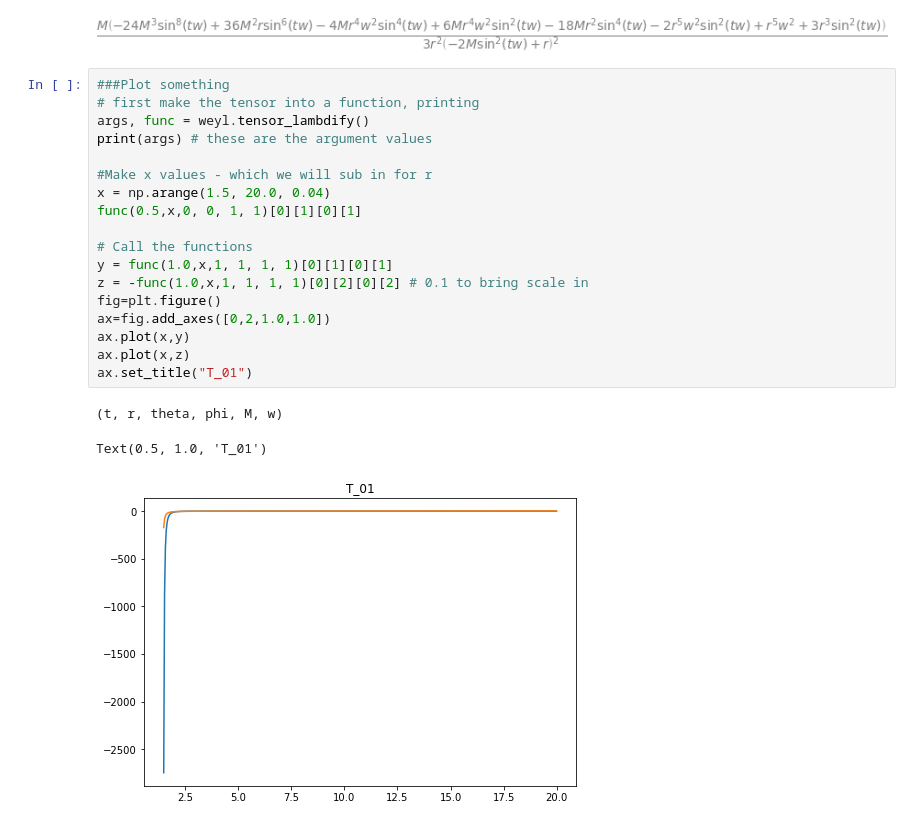
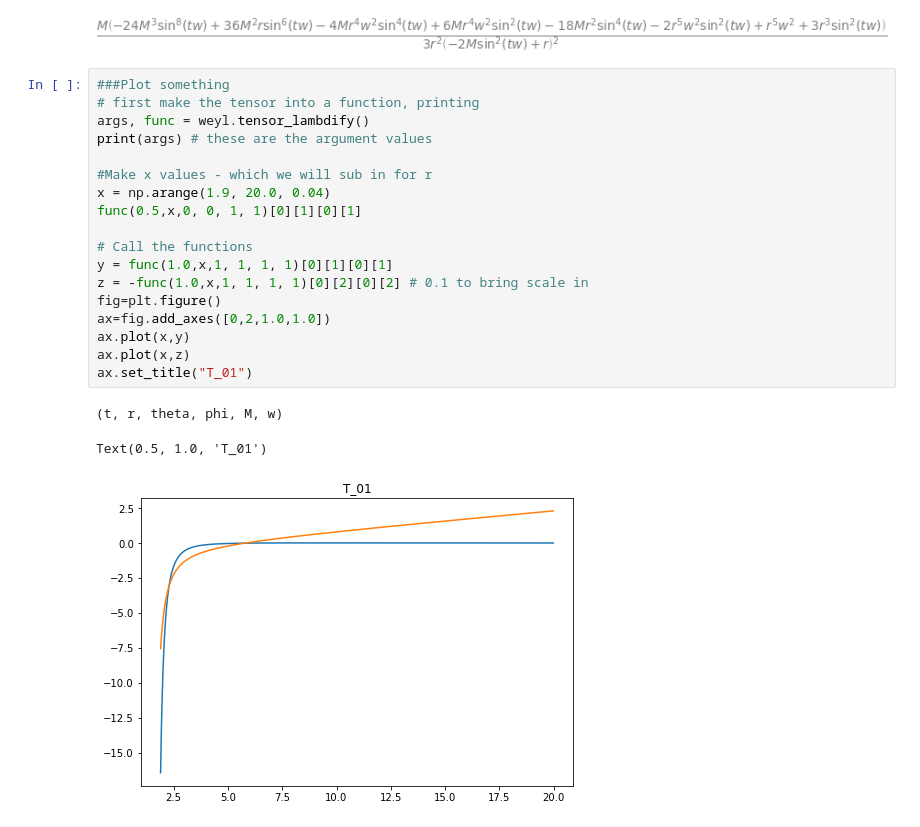
Before and after one commit to tomandersen/jupyter, a Jupyter notebook: Schwarschild -Time Vary.ipynb, the cells around one changed output. Cells and saved outputs as stored; diff of their text form.

```diff
--- a/Schwarschild -Time Vary.ipynb
+++ b/Schwarschild -Time Vary.ipynb
@@ -84,22 +91,22 @@ weyl[0,2,0,2]
 # %%
 ###Plot something
 # first make the tensor into a function, printing
 args, func = weyl.tensor_lambdify()
 print(args) # these are the argument values
 
 #Make x values - which we will sub in for r
-x = np.arange(1.5, 20.0, 0.04)
+x = np.arange(1.9, 20.0, 0.04)
 func(0.5,x,0, 0, 1, 1)[0][1][0][1]
 
 # Call the functions
 y = func(1.0,x,1, 1, 1, 1)[0][1][0][1]
 z = -func(1.0,x,1, 1, 1, 1)[0][2][0][2] # 0.1 to bring scale in
 fig=plt.figure()
 ax=fig.add_axes([0,2,1.0,1.0])
 ax.plot(x,y)
 ax.plot(x,z)
 ax.set_title("T_01")
 # %% [output]
 (t, r, theta, phi, M, w)
 Text(0.5, 1.0, 'T_01')
-[figure, old version]
+[figure, new version]
```
Also changed, not shown: parts of 5 cells of this notebook, 5 other files.
